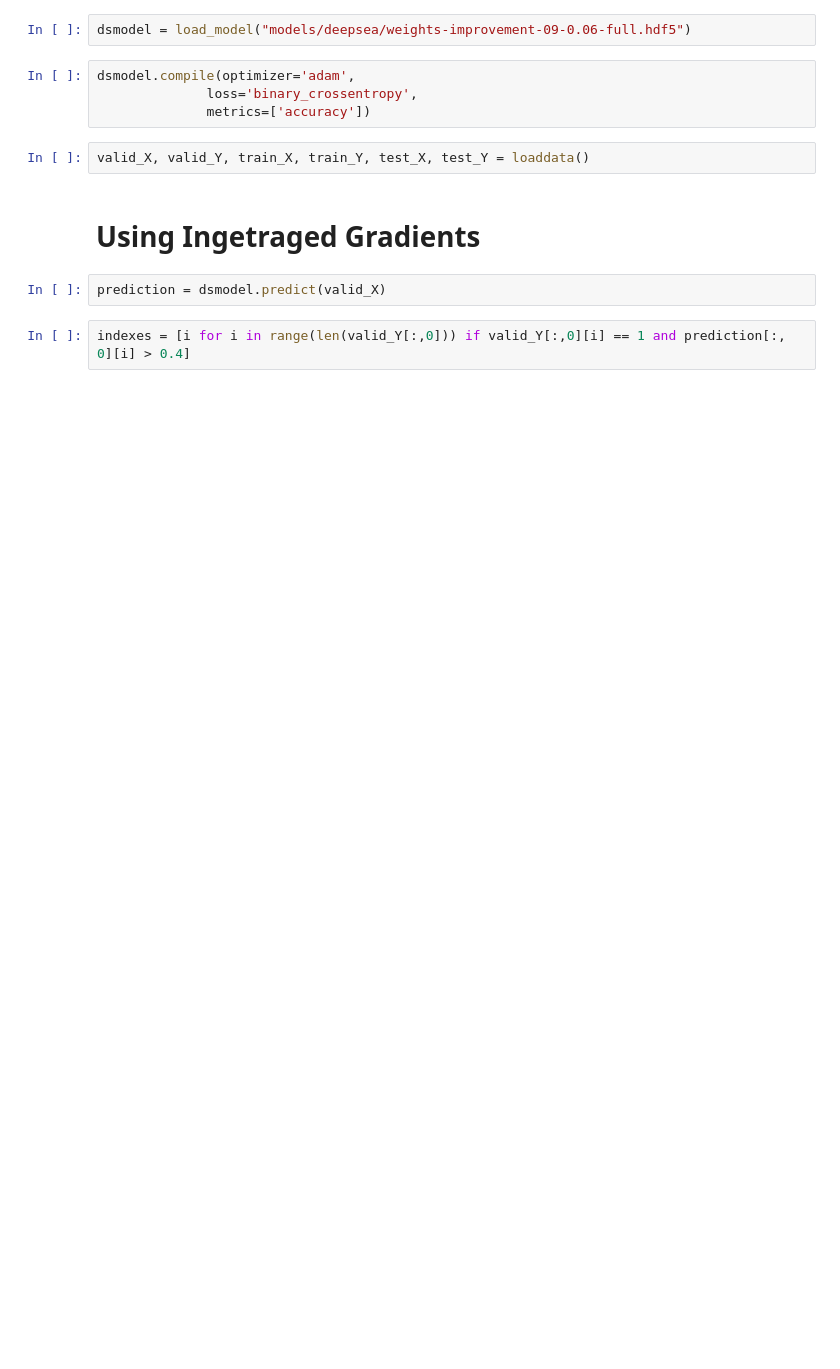
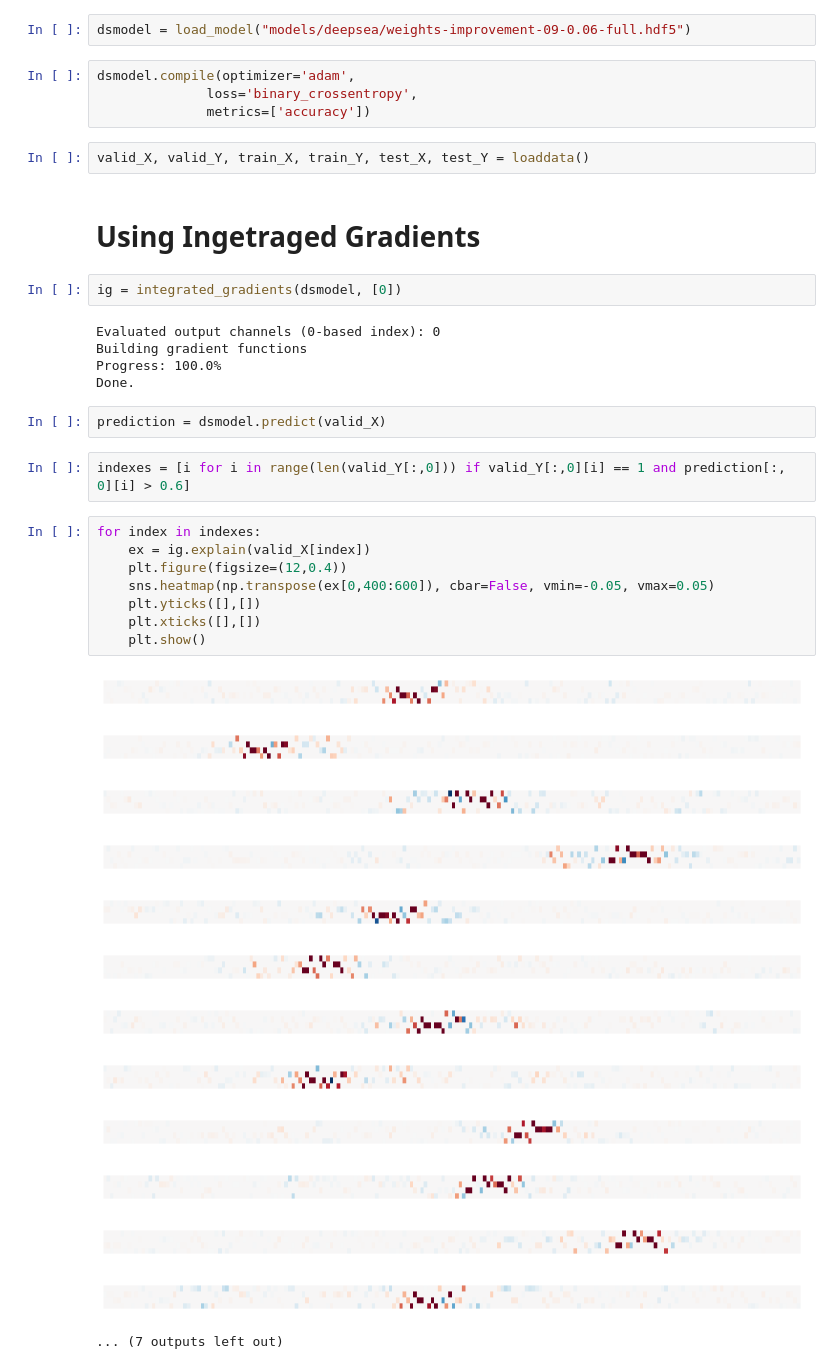
Before and after one commit to hiranumn/EE595project, a Jupyter notebook: Interpreting DeepSEA.ipynb, the cells around one changed output. Drawn from its saved outputs; the diff is of its cells as text; blank space fills up the shorter version.

```diff
--- a/Interpreting DeepSEA.ipynb
+++ b/Interpreting DeepSEA.ipynb
@@ -19,7 +18,36 @@ dsmodel.compile(optimizer='adam',
 valid_X, valid_Y, train_X, train_Y, test_X, test_Y = loaddata()
 # %% [markdown]
 # Using Ingetraged Gradients
+# %%
+ig = integrated_gradients(dsmodel, [0])
+# %% [output]
+Evaluated output channels (0-based index): 0
+Building gradient functions
+Progress: 100.0%
+Done.
 # %%
 prediction = dsmodel.predict(valid_X)
 # %%
-indexes = [i for i in range(len(valid_Y[:,0])) if valid_Y[:,0][i] == 1 and prediction[:, 0][i] > 0.4]
+indexes = [i for i in range(len(valid_Y[:,0])) if valid_Y[:,0][i] == 1 and prediction[:, 0][i] > 0.6]
+# %%
+for index in indexes:
+    ex = ig.explain(valid_X[index])
+    plt.figure(figsize=(12,0.4))
+    sns.heatmap(np.transpose(ex[0,400:600]), cbar=False, vmin=-0.05, vmax=0.05)
+    plt.yticks([],[])
+    plt.xticks([],[])
+    plt.show()
+# %% [output]
+[figure, added]
+[figure, added]
+[figure, added]
+[figure, added]
+[figure, added]
+[figure, added]
+[figure, added]
+[figure, added]
+[figure, added]
+[figure, added]
+[figure, added]
+[figure, added]
+... (7 outputs left out)
```
Also changed, not shown: parts of 1 cell of this notebook, 1 other file.
